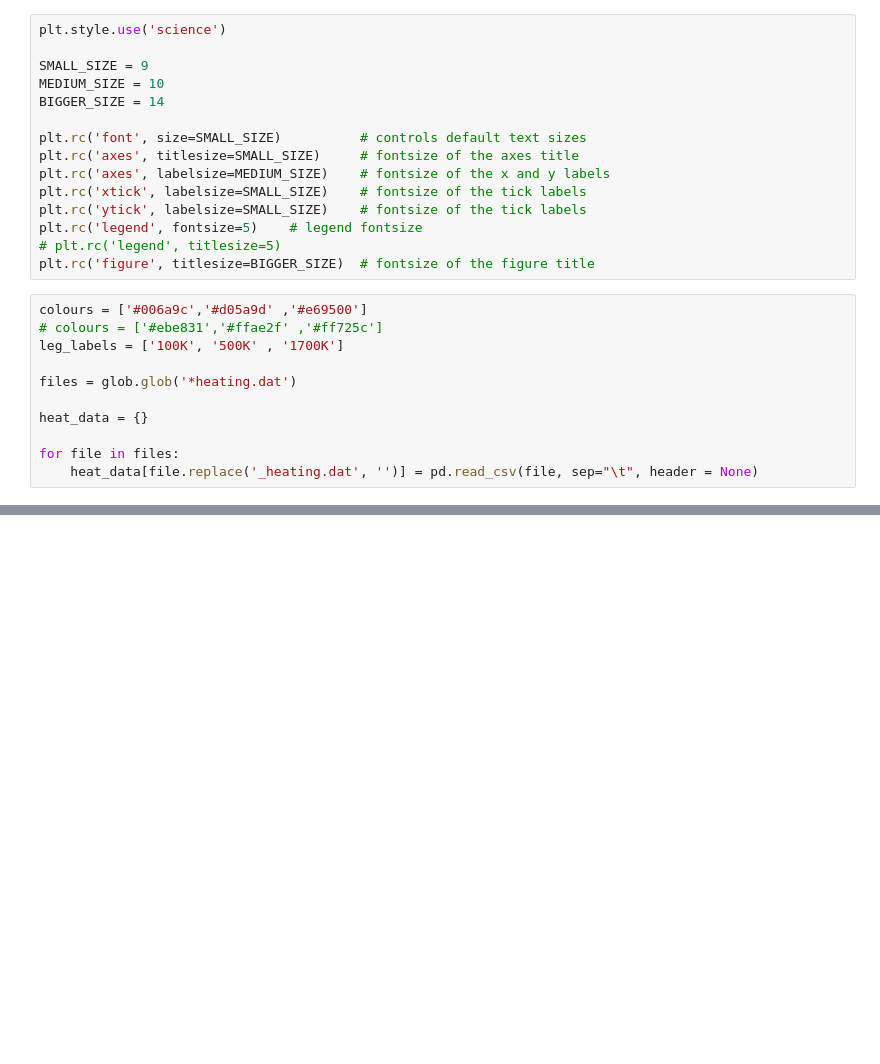
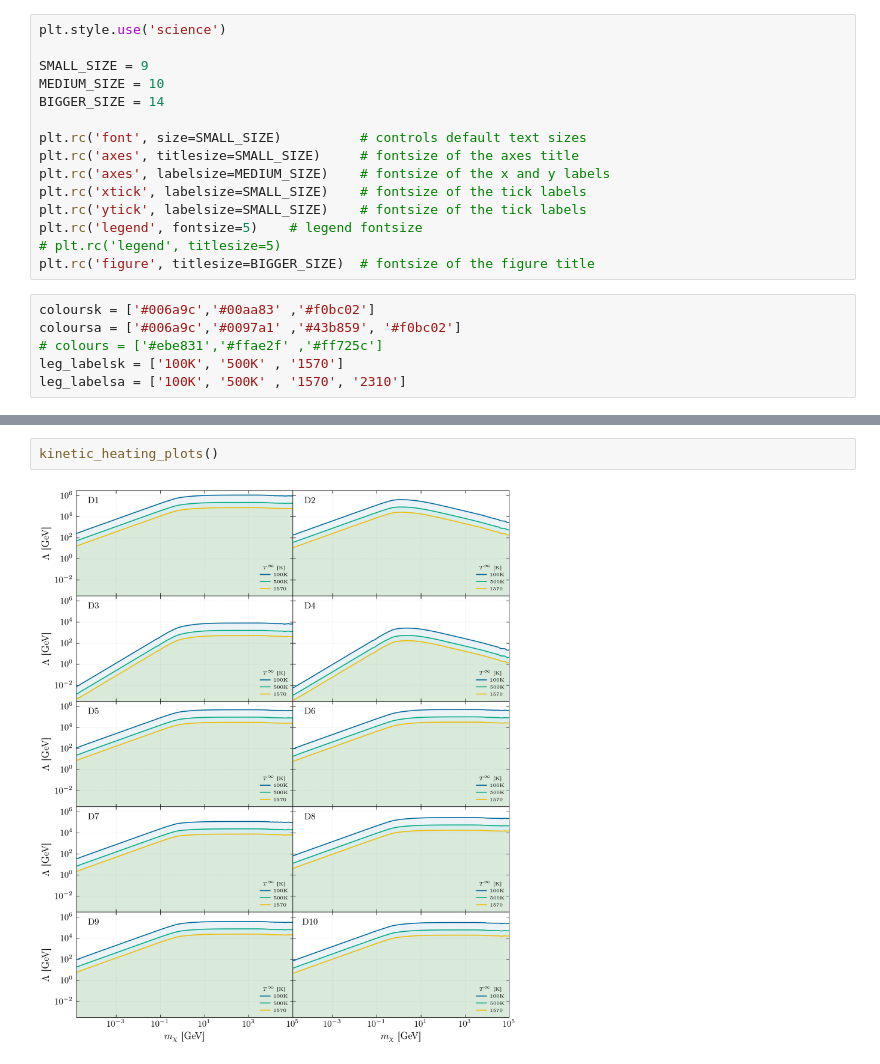
Before and after one commit to mvirgato/Masters, a Jupyter notebook: Heating/pyHeat.ipynb, the cells around one changed output, grey strips where cells are left out. Drawn from its saved outputs; the diff is of its cells as text; blank space fills up the shorter version.

```diff
--- a/Heating/pyHeat.ipynb
+++ b/Heating/pyHeat.ipynb
@@ -19,15 +19,10 @@ plt.rc('ytick', labelsize=SMALL_SIZE)    # fontsize of the tick labels
 plt.rc('legend', fontsize=5)    # legend fontsize
 # plt.rc('legend', titlesize=5)
 plt.rc('figure', titlesize=BIGGER_SIZE)  # fontsize of the figure title
-# %%
-colours = ['#006a9c','#d05a9d' ,'#e69500']
-# colours = ['#ebe831','#ffae2f' ,'#ff725c']
-leg_labels = ['100K', '500K' , '1700K']
-
-files = glob.glob('*heating.dat')
-
-heat_data = {}
-
-for file in files:
-    heat_data[file.replace('_heating.dat', '')] = pd.read_csv(file, sep="\t", header = None)
+# %%
+coloursk = ['#006a9c','#00aa83' ,'#f0bc02']
+coloursa = ['#006a9c','#0097a1' ,'#43b859', '#f0bc02']
+# colours = ['#ebe831','#ffae2f' ,'#ff725c']
+leg_labelsk = ['100K', '500K' , '1570']
+leg_labelsa = ['100K', '500K' , '1570', '2310']
 # %%
@@ -64,0 +90,4 @@ Here is the full report generated by latex:
+# %%
+kinetic_heating_plots()
+# %% [output]
+[figure, added]
```
Also changed, not shown: parts of 4 cells of this notebook, 26 other files.
